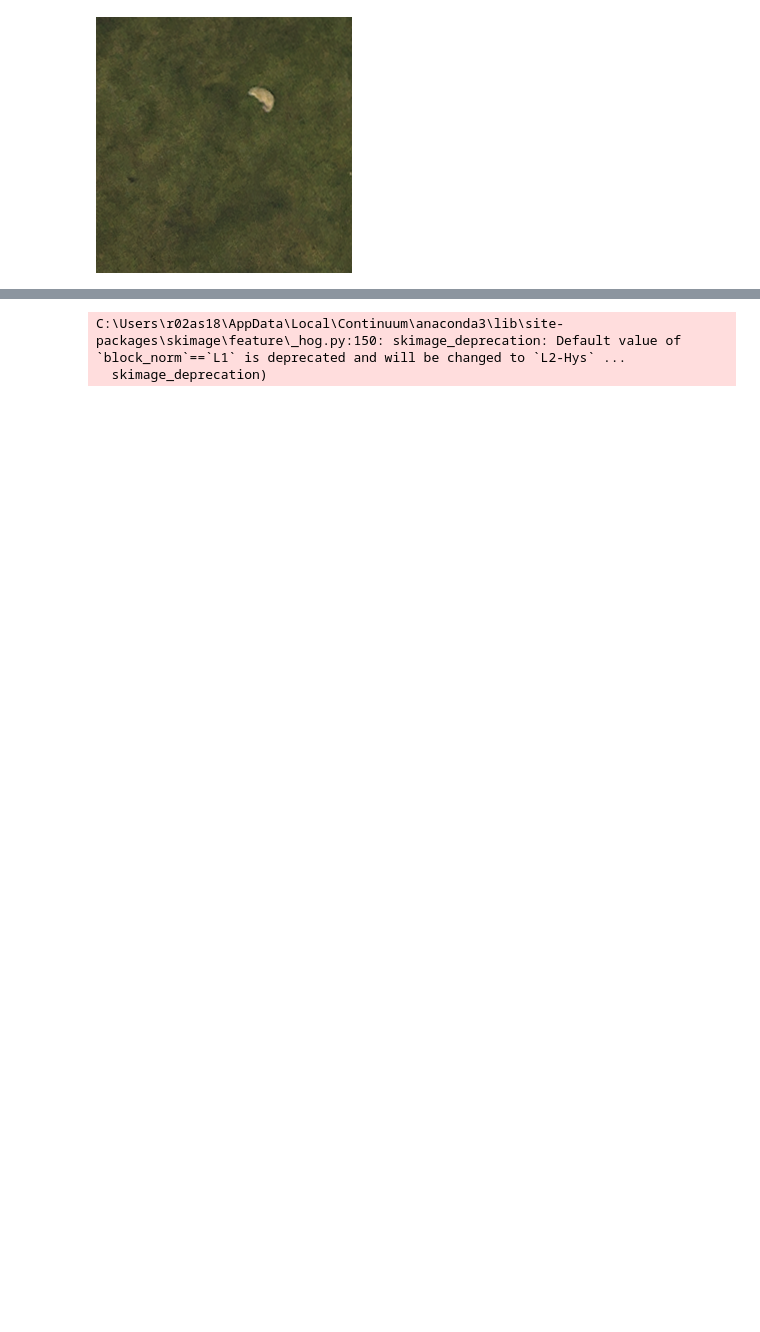
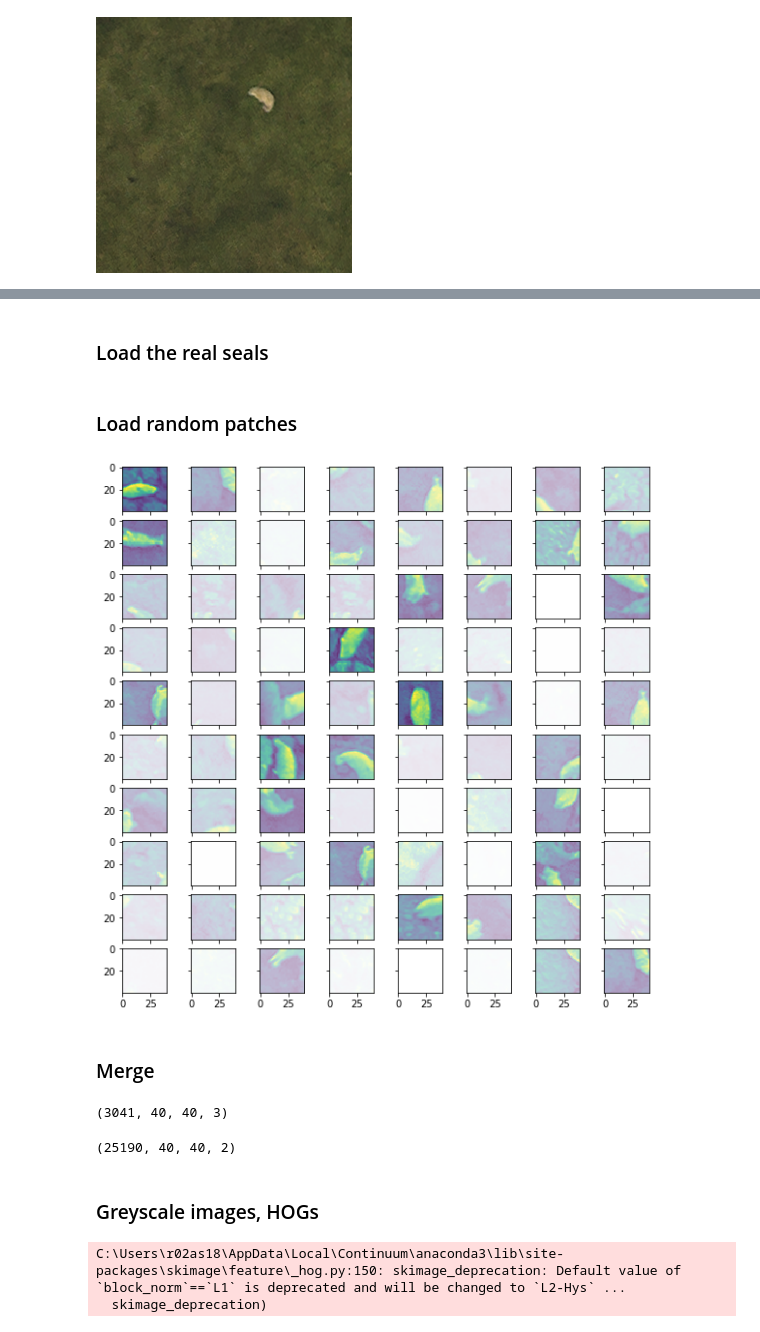
Before and after one commit to alex-schaaf/savewally, a Jupyter notebook: master.ipynb, the cells around one changed output, grey strips where cells are left out. Cells and saved outputs as stored; diff of their text form; code cells hidden in the pictures; blank space fills up the shorter version.

```diff
--- a/master.ipynb
+++ b/master.ipynb
@@ -166,0 +188,14 @@ for img, fp in zip(images, image_filepaths):
+# %%
+def save(affix):
+    np.save("data/storage_patches_"+str(affix)+".npy", storage_patches)
+    np.save("data/storage_boxes_"+str(affix)+".npy", storage_boxes)
+    np.save("data/storage_bool_"+str(affix)+".npy", storage_bool)
+    np.save("data/storage_fp_"+str(affix)+".npy", storage_fp)
+
+
+def load(affix):
+    storage_patches = np.load("data/storage_patches_"+str(affix)+".npy")
+    storage_boxes = np.load("data/storage_boxes_"+str(affix)+".npy")
+    storage_bool = np.load("data/storage_bool_"+str(affix)+".npy")
+    storage_fp = np.load("data/storage_fp_"+str(affix)+".npy")
+    return storage_patches, storage_boxes, storage_bool, storage_fp
@@ -172,0 +212,33 @@ storage_patches.shape
+# %% [markdown]
+### Load the real seals
+# %%
+seal_patches = np.load("data/seal_patches.npy")
+# %%
+fig, axes = plt.subplots(nrows=10, ncols=8)
+
+for patch, ax in zip(seal_patches, axes.flat):
+    ax.imshow(patch)
+# %% [markdown]
+### Load random patches
+# %%
+storage_patches, storage_boxes, storage_bool, storage_fp = load("20x20y")
+# %%
+pos_loc = np.where(storage_bool == True)[0]
+np.random.seed(21)
+sample = np.random.choice(pos_loc, 80)
+
+fig, axes = plt.subplots(nrows=10, ncols=8, sharex=True, sharey=True, figsize=(10,10))
+for patch, ov, ax in zip(storage_patches[sample], storage_overlap[sample], axes.flat):
+    ax.imshow(patch[:,:,0], alpha=ov)
+# %% [output]
+[figure, added]
+# %% [markdown]
+### Merge
+# %%
+seal_patches.shape
+# %% [output]
+(3041, 40, 40, 3)
+# %%
+storage_patches[:,:,:,:2].shape
+# %% [output]
+(25190, 40, 40, 2)
@@ -173,2 +248,4 @@ storage_patches.shape
+# %% [markdown]
+### Greyscale images, HOGs
 # %%
 hogs = []
```
Also changed, not shown: parts of 47 cells of this notebook, 3 other files.
